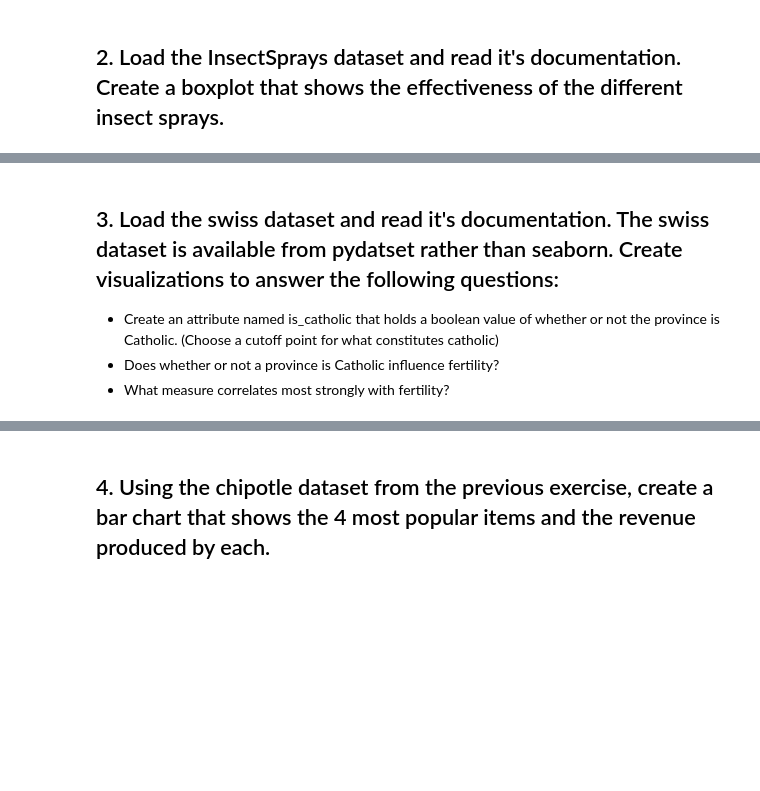
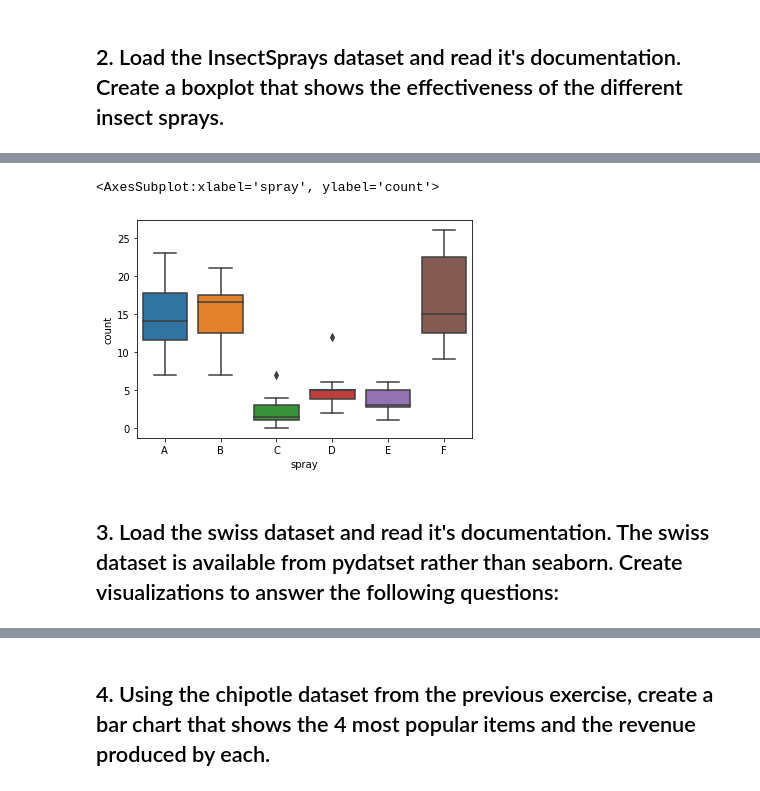
Before and after one commit to kanieladenis/numpy-pandas-visualization-exercises, a Jupyter notebook: seaborn_exercises.ipynb, the cells around one changed output, grey strips where cells are left out. Cells and saved outputs as stored; diff of their text form; code cells hidden in the pictures; blank space fills up the shorter version.

```diff
--- a/seaborn_exercises.ipynb
+++ b/seaborn_exercises.ipynb
@@ -37,2 +93,4 @@ df.head()
 # %% [markdown]
 ## 2. Load the InsectSprays dataset and read it's documentation. Create a boxplot that shows the effectiveness of the different insect sprays.
+# %%
+InsectSprays = data('InsectSprays')
@@ -39,5 +129,7 @@ df.head()
+# %%
+sns.boxplot(data=InsectSprays, y='count', x='spray')
+# %% [output]
+<AxesSubplot:xlabel='spray', ylabel='count'>
+[figure, added]
 # %% [markdown]
 ## 3. Load the swiss dataset and read it's documentation. The swiss dataset is available from pydatset rather than seaborn. Create visualizations to answer the following questions:
-- Create an attribute named is_catholic that holds a boolean value of whether or not the province is Catholic. (Choose a cutoff point for what constitutes catholic)
-- Does whether or not a province is Catholic influence fertility?
-- What measure correlates most strongly with fertility?
```
Also changed, not shown: parts of 35 cells of this notebook.
